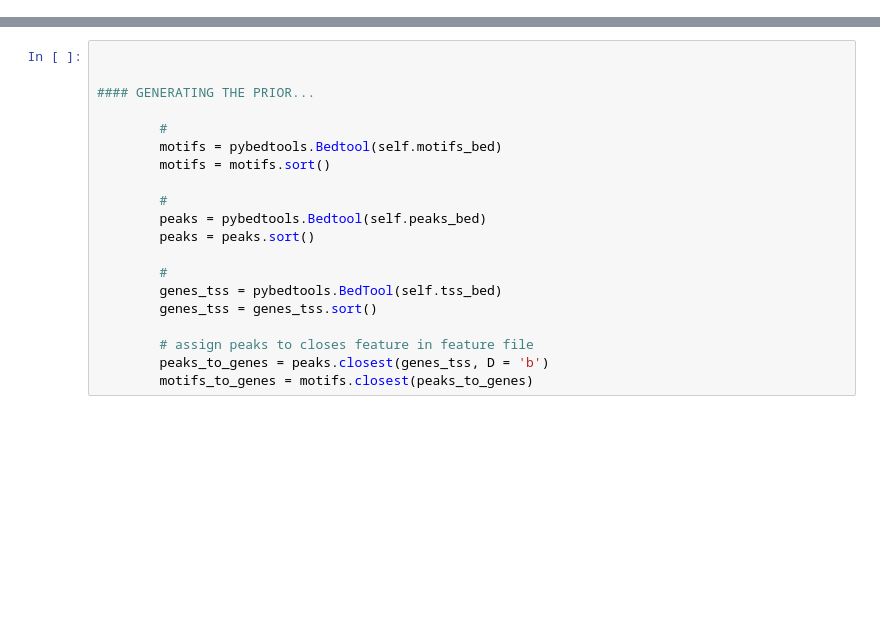
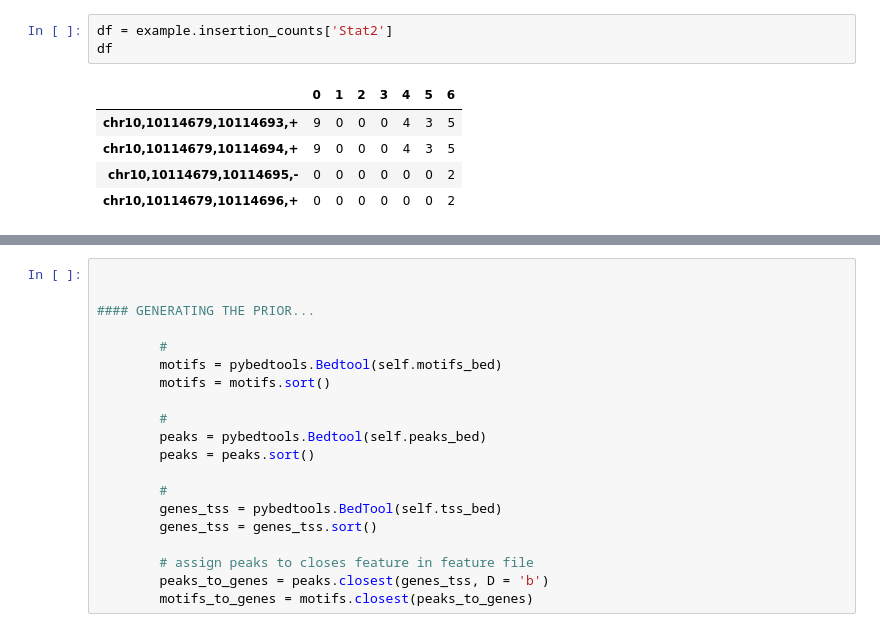
Before and after one commit to dayanne-castro/inferelator_ng, a Jupyter notebook: inferelator_ng/prior-making-notes/prior-tests.ipynb, the cells around one changed output, grey strips where cells are left out. Drawn from its saved outputs; the diff is of its cells as text; blank space fills up the shorter version.

```diff
--- a/inferelator_ng/prior-making-notes/prior-tests.ipynb
+++ b/inferelator_ng/prior-making-notes/prior-tests.ipynb
@@ -243,0 +537,9 @@ insertion_counts_matrix = pandas.DataFrame(insertion_counts_matrix, index = rown
+# %%
+df = example.insertion_counts['Stat2']
+df
+# %% [output]
+|  | 0 | 1 | 2 | 3 | 4 | 5 | 6 |
+| chr10,10114679,10114693,+ | 9 | 0 | 0 | 0 | 4 | 3 | 5 |
+| chr10,10114679,10114694,+ | 9 | 0 | 0 | 0 | 4 | 3 | 5 |
+| chr10,10114679,10114695,- | 0 | 0 | 0 | 0 | 0 | 0 | 2 |
+| chr10,10114679,10114696,+ | 0 | 0 | 0 | 0 | 0 | 0 | 2 |
```
Also changed, not shown: parts of 19 cells of this notebook.
